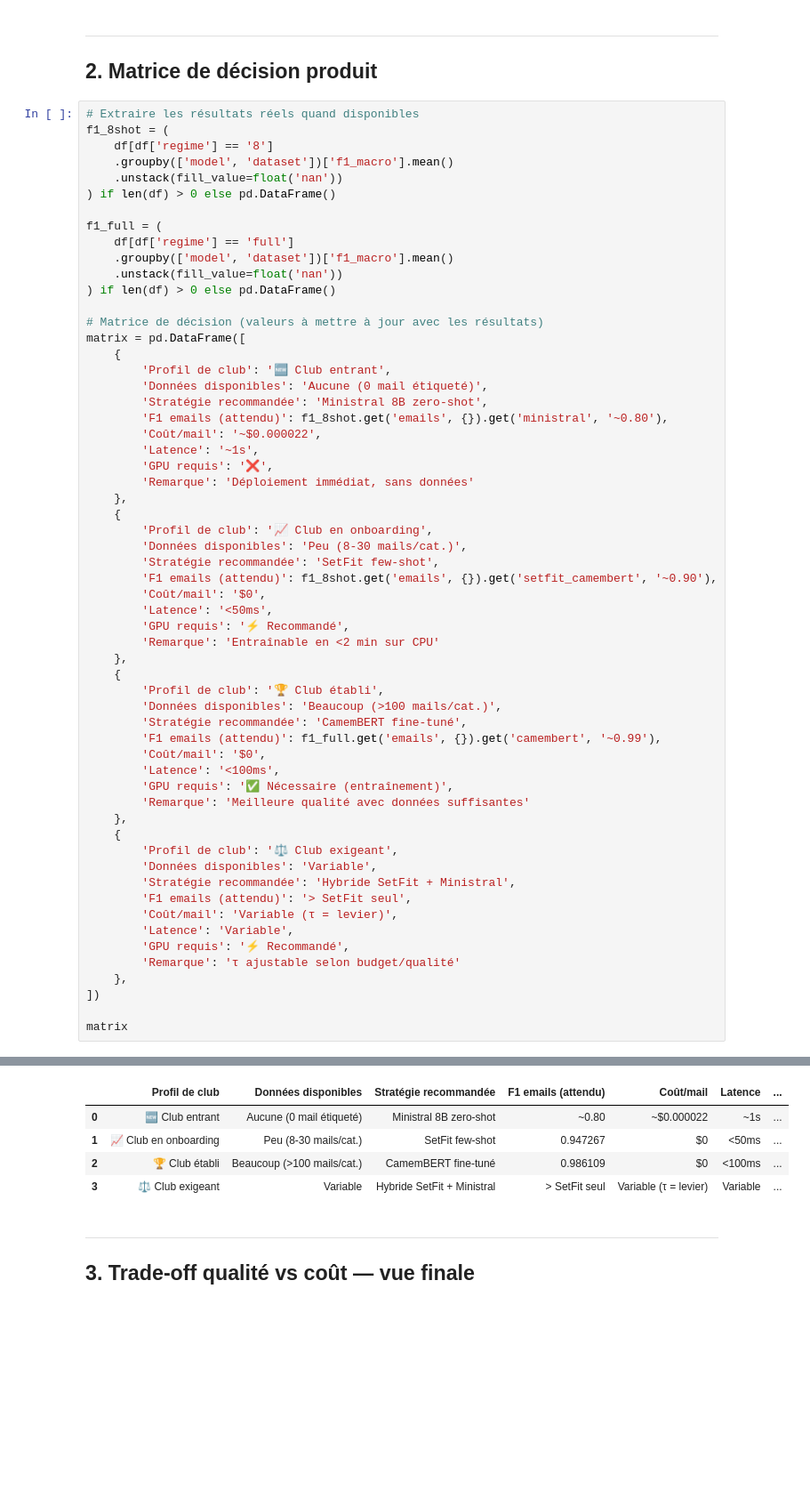
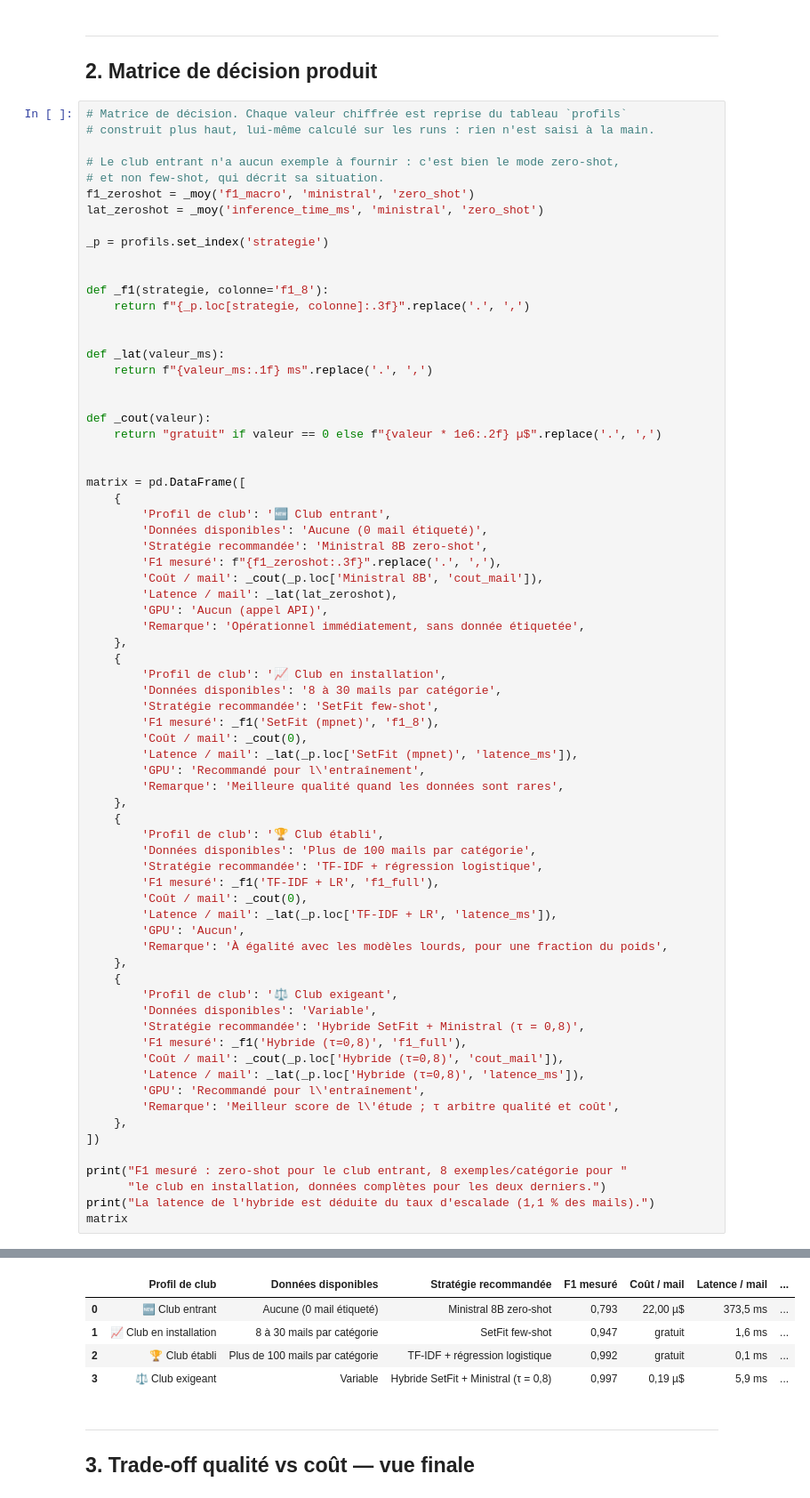
Before and after one commit to jeremieja/OC-Projet09, a Jupyter notebook: notebooks/04_decision_matrix.ipynb, the cells around one changed output, grey strips where cells are left out. Shown at 89% size. Cells and saved outputs as stored; diff of their text form; blank space fills up the shorter version.

```diff
--- a/notebooks/04_decision_matrix.ipynb
+++ b/notebooks/04_decision_matrix.ipynb
@@ -98,62 +171,74 @@ fig.show()
 ---
 ## 2. Matrice de décision produit
 # %%
-# Extraire les résultats réels quand disponibles
-f1_8shot = (
-    df[df['regime'] == '8']
-    .groupby(['model', 'dataset'])['f1_macro'].mean()
-    .unstack(fill_value=float('nan'))
-) if len(df) > 0 else pd.DataFrame()
+# Matrice de décision. Chaque valeur chiffrée est reprise du tableau `profils`
+# construit plus haut, lui-même calculé sur les runs : rien n'est saisi à la main.
 
-f1_full = (
-    df[df['regime'] == 'full']
-    .groupby(['model', 'dataset'])['f1_macro'].mean()
-    .unstack(fill_value=float('nan'))
-) if len(df) > 0 else pd.DataFrame()
+# Le club entrant n'a aucun exemple à fournir : c'est bien le mode zero-shot,
+# et non few-shot, qui décrit sa situation.
+f1_zeroshot = _moy('f1_macro', 'ministral', 'zero_shot')
+lat_zeroshot = _moy('inference_time_ms', 'ministral', 'zero_shot')
 
-# Matrice de décision (valeurs à mettre à jour avec les résultats)
+_p = profils.set_index('strategie')
+
+
+def _f1(strategie, colonne='f1_8'):
+    return f"{_p.loc[strategie, colonne]:.3f}".replace('.', ',')
+
+
+def _lat(valeur_ms):
+    return f"{valeur_ms:.1f} ms".replace('.', ',')
+
+
+def _cout(valeur):
+    return "gratuit" if valeur == 0 else f"{valeur * 1e6:.2f} µ$".replace('.', ',')
+
+
 matrix = pd.DataFrame([
     {
         'Profil de club': '🆕 Club entrant',
         'Données disponibles': 'Aucune (0 mail étiqueté)',
         'Stratégie recommandée': 'Ministral 8B zero-shot',
-        'F1 emails (attendu)': f1_8shot.get('emails', {}).get('ministral', '~0.80'),
-        'Coût/mail': '~$0.000022',
-        'Latence': '~1s',
-        'GPU requis': '❌',
-        'Remarque': 'Déploiement immédiat, sans données'
+        'F1 mesuré': f"{f1_zeroshot:.3f}".replace('.', ','),
+        'Coût / mail': _cout(_p.loc['Ministral 8B', 'cout_mail']),
+        'Latence / mail': _lat(lat_zeroshot),
+        'GPU': 'Aucun (appel API)',
+        'Remarque': 'Opérationnel immédiatement, sans donnée étiquetée',
     },
     {
-        'Profil de club': '📈 Club en onboarding',
-        'Données disponibles': 'Peu (8-30 mails/cat.)',
+        'Profil de club': '📈 Club en installation',
+        'Données disponibles': '8 à 30 mails par catégorie',
         'Stratégie recommandée': 'SetFit few-shot',
-        'F1 emails (attendu)': f1_8shot.get('emails', {}).get('setfit_camembert', '~0.90'),
-        'Coût/mail': '$0',
-        'Latence': '<50ms',
-        'GPU requis': '⚡ Recommandé',
-        'Remarque': 'Entraînable en <2 min sur CPU'
+        'F1 mesuré': _f1('SetFit (mpnet)', 'f1_8'),
+        'Coût / mail': _cout(0),
+        'Latence / mail': _lat(_p.loc['SetFit (mpnet)', 'latence_ms']),
+        'GPU': 'Recommandé pour l\'entraînement',
+        'Remarque': 'Meilleure qualité quand les données sont rares',
     },
     {
         'Profil de club': '🏆 Club établi',
-        'Données disponibles': 'Beaucoup (>100 mails/cat.)',
-        'Stratégie recommandée': 'CamemBERT fine-tuné',
-        'F1 emails (attendu)': f1_full.get('emails', {}).get('camembert', '~0.99'),
-        'Coût/mail': '$0',
-        'Latence': '<100ms',
-        'GPU requis': '✅ Nécessaire (entraînement)',
-        'Remarque': 'Meilleure qualité avec données suffisantes'
+        'Données disponibles': 'Plus de 100 mails par catégorie',
+        'Stratégie recommandée': 'TF-IDF + régression logistique',
+        'F1 mesuré': _f1('TF-IDF + LR', 'f1_full'),
+        'Coût / mail': _cout(0),
+        'Latence / mail': _lat(_p.loc['TF-IDF + LR', 'latence_ms']),
+        'GPU': 'Aucun',
+        'Remarque': 'À égalité avec les modèles lourds, pour une fraction du poids',
     },
     {
         'Profil de club': '⚖️ Club exigeant',
         'Données disponibles': 'Variable',
-        'Stratégie recommandée': 'Hybride SetFit + Ministral',
-        'F1 emails (attendu)': '> SetFit seul',
-        'Coût/mail': 'Variable (τ = levier)',
-        'Latence': 'Variable',
-        'GPU requis': '⚡ Recommandé',
-        'Remarque': 'τ ajustable selon budget/qualité'
+        'Stratégie recommandée': 'Hybride SetFit + Ministral (τ = 0,8)',
+        'F1 mesuré': _f1('Hybride (τ=0,8)', 'f1_full'),
+        'Coût / mail': _cout(_p.loc['Hybride (τ=0,8)', 'cout_mail']),
+        'Latence / mail': _lat(_p.loc['Hybride (τ=0,8)', 'latence_ms']),
+        'GPU': 'Recommandé pour l\'entraînement',
+        'Remarque': 'Meilleur score de l\'étude ; τ arbitre qualité et coût',
     },
 ])
 
+print("F1 mesuré : zero-shot pour le club entrant, 8 exemples/catégorie pour "
+      "le club en installation, données complètes pour les deux derniers.")
+print("La latence de l'hybride est déduite du taux d'escalade (1,1 % des mails).")
 matrix
 # %% [output]
@@ -160,8 +247,8 @@ matrix
-|  | Profil de club | Données disponibles | Stratégie recommandée | F1 emails (attendu) | Coût/mail | Latence | ... |
-| 0 | 🆕 Club entrant | Aucune (0 mail étiqueté) | Ministral 8B zero-shot | ~0.80 | ~$0.000022 | ~1s | ... |
-| 1 | 📈 Club en onboarding | Peu (8-30 mails/cat.) | SetFit few-shot | 0.947267 | $0 | <50ms | ... |
-| 2 | 🏆 Club établi | Beaucoup (>100 mails/cat.) | CamemBERT fine-tuné | 0.986109 | $0 | <100ms | ... |
-| 3 | ⚖️ Club exigeant | Variable | Hybride SetFit + Ministral | > SetFit seul | Variable (τ = levier) | Variable | ... |
+|  | Profil de club | Données disponibles | Stratégie recommandée | F1 mesuré | Coût / mail | Latence / mail | ... |
+| 0 | 🆕 Club entrant | Aucune (0 mail étiqueté) | Ministral 8B zero-shot | 0,793 | 22,00 µ$ | 373,5 ms | ... |
+| 1 | 📈 Club en installation | 8 à 30 mails par catégorie | SetFit few-shot | 0,947 | gratuit | 1,6 ms | ... |
+| 2 | 🏆 Club établi | Plus de 100 mails par catégorie | TF-IDF + régression logistique | 0,992 | gratuit | 0,1 ms | ... |
+| 3 | ⚖️ Club exigeant | Variable | Hybride SetFit + Ministral (τ = 0,8) | 0,997 | 0,19 µ$ | 5,9 ms | ... |
 # %% [markdown]
 ---
 ## 3. Trade-off qualité vs coût — vue finale
```
Also changed, not shown: parts of 3 cells of this notebook, 1 other file.
